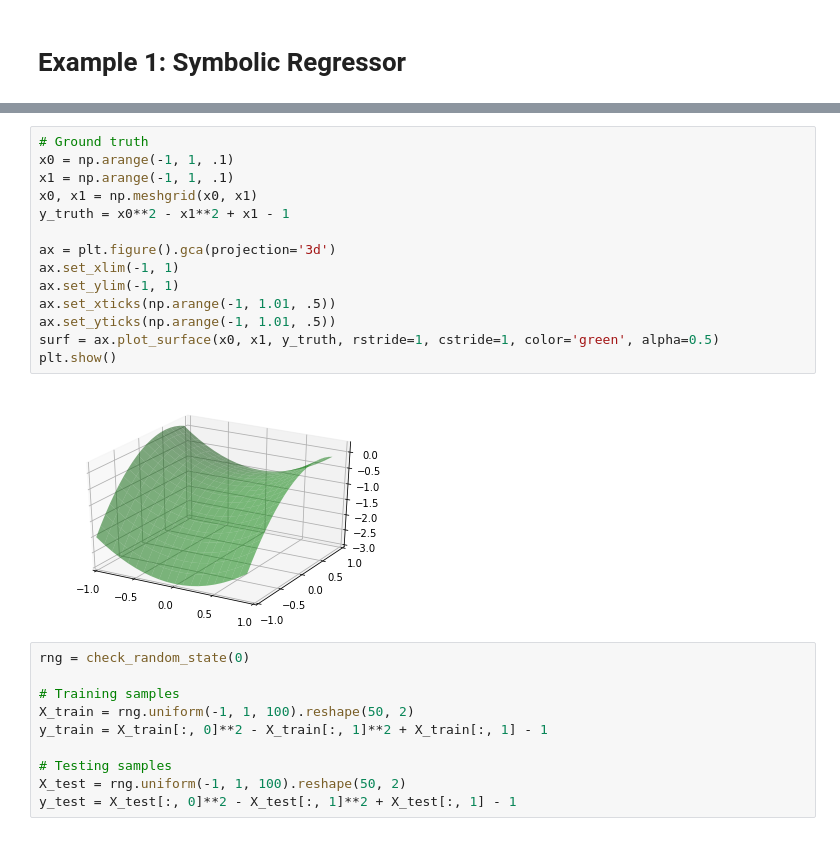
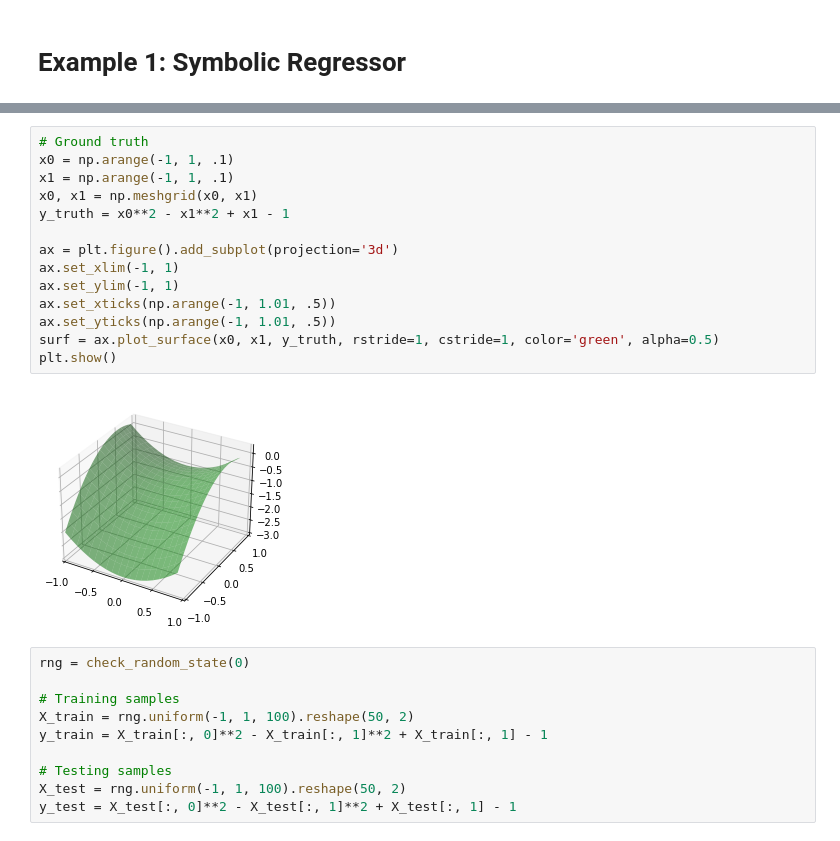
Before and after one commit to trevorstephens/gplearn, a Jupyter notebook: doc/gp_examples.ipynb, the cells around one changed output, grey strips where cells are left out. Cells and saved outputs as stored; diff of their text form.

```diff
--- a/doc/gp_examples.ipynb
+++ b/doc/gp_examples.ipynb
@@ -15,19 +13,19 @@ Populating the interactive namespace from numpy and matplotlib
 # %%
 # Ground truth
 x0 = np.arange(-1, 1, .1)
 x1 = np.arange(-1, 1, .1)
 x0, x1 = np.meshgrid(x0, x1)
 y_truth = x0**2 - x1**2 + x1 - 1
 
-ax = plt.figure().gca(projection='3d')
+ax = plt.figure().add_subplot(projection='3d')
 ax.set_xlim(-1, 1)
 ax.set_ylim(-1, 1)
 ax.set_xticks(np.arange(-1, 1.01, .5))
 ax.set_yticks(np.arange(-1, 1.01, .5))
 surf = ax.plot_surface(x0, x1, y_truth, rstride=1, cstride=1, color='green', alpha=0.5)
 plt.show()
 # %% [output]
-[figure, old version]
+[figure, new version]
 # %%
 rng = check_random_state(0)
 
```
Also changed, not shown: parts of 15 cells of this notebook, 12 other files.
